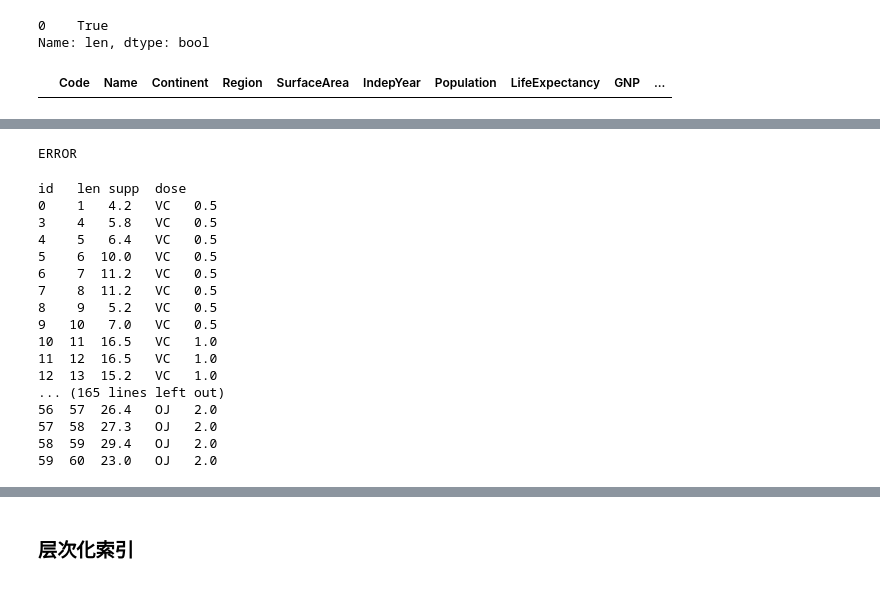
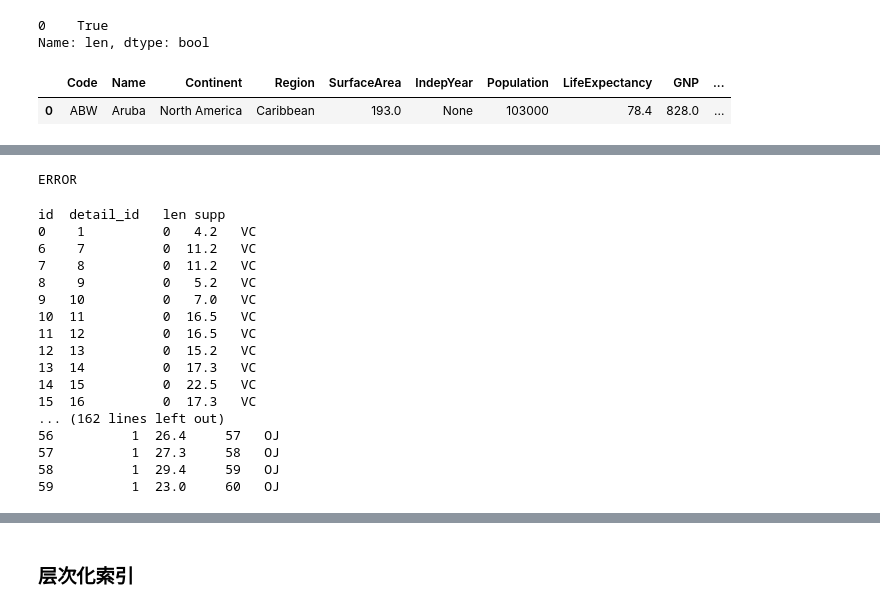
Before and after one commit to finehang/learnPython, a Jupyter notebook: NP/stats.ipynb, the cells around one changed output, grey strips where cells are left out. Drawn from its saved outputs; the diff is of its cells as text; code cells hidden in the pictures.

```diff
--- a/NP/stats.ipynb
+++ b/NP/stats.ipynb
@@ -633,9 +640,10 @@ import pandas
 conn = create_engine("mysql+pymysql://root:288682@localhost:3306/world")
 # %%
 pd.read_sql("show tables", conn)
-pd.read_sql("select * from country limit 0", conn)
+pd.read_sql("select * from country limit 1", conn)
 # %% [output]
 |  | Code | Name | Continent | Region | SurfaceArea | IndepYear | Population | LifeExpectancy | GNP | ... |
+| 0 | ABW | Aruba | North America | Caribbean | 193.0 | None | 103000 | 78.4 | 828.0 | ... |
 # %%
 def query(sql="select * from user", database = "mysql"):
     import pymysql
@@ -685,37 +693,36 @@ ERROR
 #　条件筛选
 
 data=dataexcel.iloc[:,0:4]
-data.columns=["id","len","supp","dose"]
 # print(data)
-data[["len"]][(data.len>20)&(data.id>=19)] # [[]]选出对应列, 后接条件进行筛选 与 &  或 |  非 ~
-data[["len", "supp"]][data.supp.isin(["VC"])]
-data[["len", "supp"]][data.supp.str.contains("O")] # .str.contains 字符串是否包含V
-data[["len"]][data.len.between(20,21)]
+# print(data[["len"]][(data.len>30)&(data.id>=19)]) # [[]]选出对应列, 后接条件进行筛选 与 &  或 |  非 ~
+# print(data[["len", "supp"]][data.supp.isin(["VC"])])
+# print(data[["len", "supp"]][data.supp.str.contains("O")]) # .str.contains 字符串是否包含o
+# print(data[["len"]][data.len.between(20,21)])
 data2=data.drop("id", axis=1) # 删除列
-data3=data.drop(labels=[1,2], axis=0) # 删除行
+data3=data.drop(index=[1,2,3,4,5], axis=0) # 删除行
 print(data3)
 print(data2)
 id=data["id"]
-data2.insert(0, "id", id) # 插入
+data2.insert(2, "id+++", id) # 插入
 print(data2)
 # %% [output]
-id   len supp  dose
-0    1   4.2   VC   0.5
-3    4   5.8   VC   0.5
-4    5   6.4   VC   0.5
-5    6  10.0   VC   0.5
-6    7  11.2   VC   0.5
-7    8  11.2   VC   0.5
-8    9   5.2   VC   0.5
-9   10   7.0   VC   0.5
-10  11  16.5   VC   1.0
-11  12  16.5   VC   1.0
-12  13  15.2   VC   1.0
-... (165 lines left out)
-56  57  26.4   OJ   2.0
-57  58  27.3   OJ   2.0
-58  59  29.4   OJ   2.0
-59  60  23.0   OJ   2.0
+id  detail_id   len supp
+0    1          0   4.2   VC
+6    7          0  11.2   VC
+7    8          0  11.2   VC
+8    9          0   5.2   VC
+9   10          0   7.0   VC
+10  11          0  16.5   VC
+11  12          0  16.5   VC
+12  13          0  15.2   VC
+13  14          0  17.3   VC
+14  15          0  22.5   VC
+15  16          0  17.3   VC
+... (162 lines left out)
+56          1  26.4     57   OJ
+57          1  27.3     58   OJ
+58          1  29.4     59   OJ
+59          1  23.0     60   OJ
 # %%
 data=dataexcel.iloc[:,0:4]
 data=data.rename(columns={"Unnamed: 0":"id"}) #修改列名
```
Also changed, not shown: parts of 37 cells of this notebook, 29 other files.
